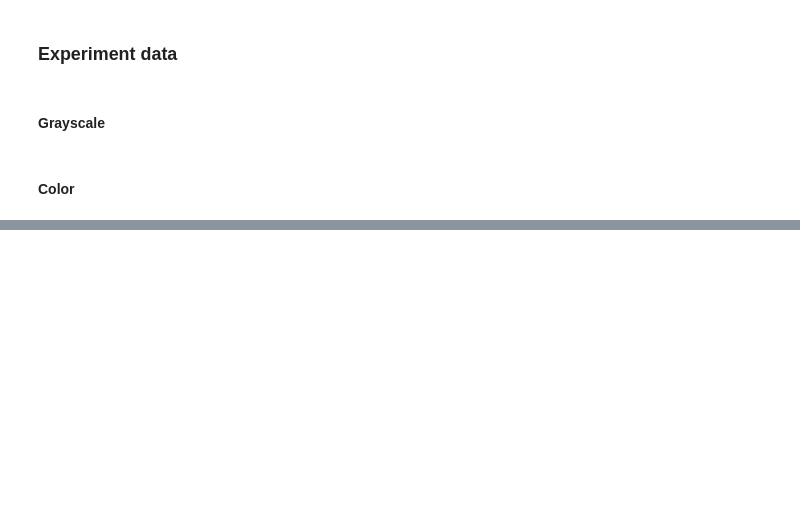
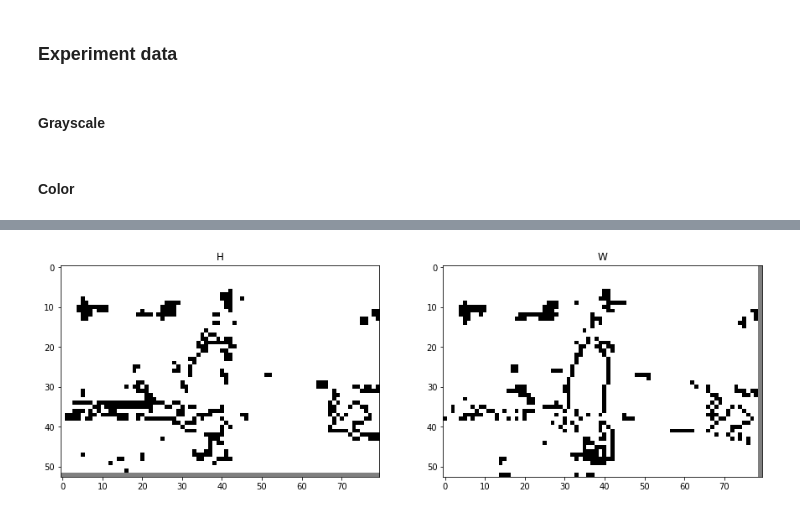
Before and after one commit to sellaziz/compi-graph-cut, a Jupyter notebook: test.ipynb, the cells around one changed output, grey strips where cells are left out. Saved outputs shown, nothing was run; the diff lists cells and outputs as text; code cells hidden in the pictures; blank space fills up the shorter version.

```diff
--- a/test.ipynb
+++ b/test.ipynb
@@ -225,0 +198,13 @@ segment_plot_color(G, img, label, s=5)
+# %%
+segH, segW = graph2cuts(G, *img.shape[:2])
+# %%
+plt.figure(figsize=(15,5))
+plt.subplot(121)
+plt.title("H")
+plt.imshow(segH, cmap='gray')
+plt.subplot(122)
+plt.title("W")
+plt.imshow(segW, cmap='gray')
+plt.show()
+# %% [output]
+[figure, added]
```
Also changed, not shown: parts of 10 cells of this notebook, 2 other files.
